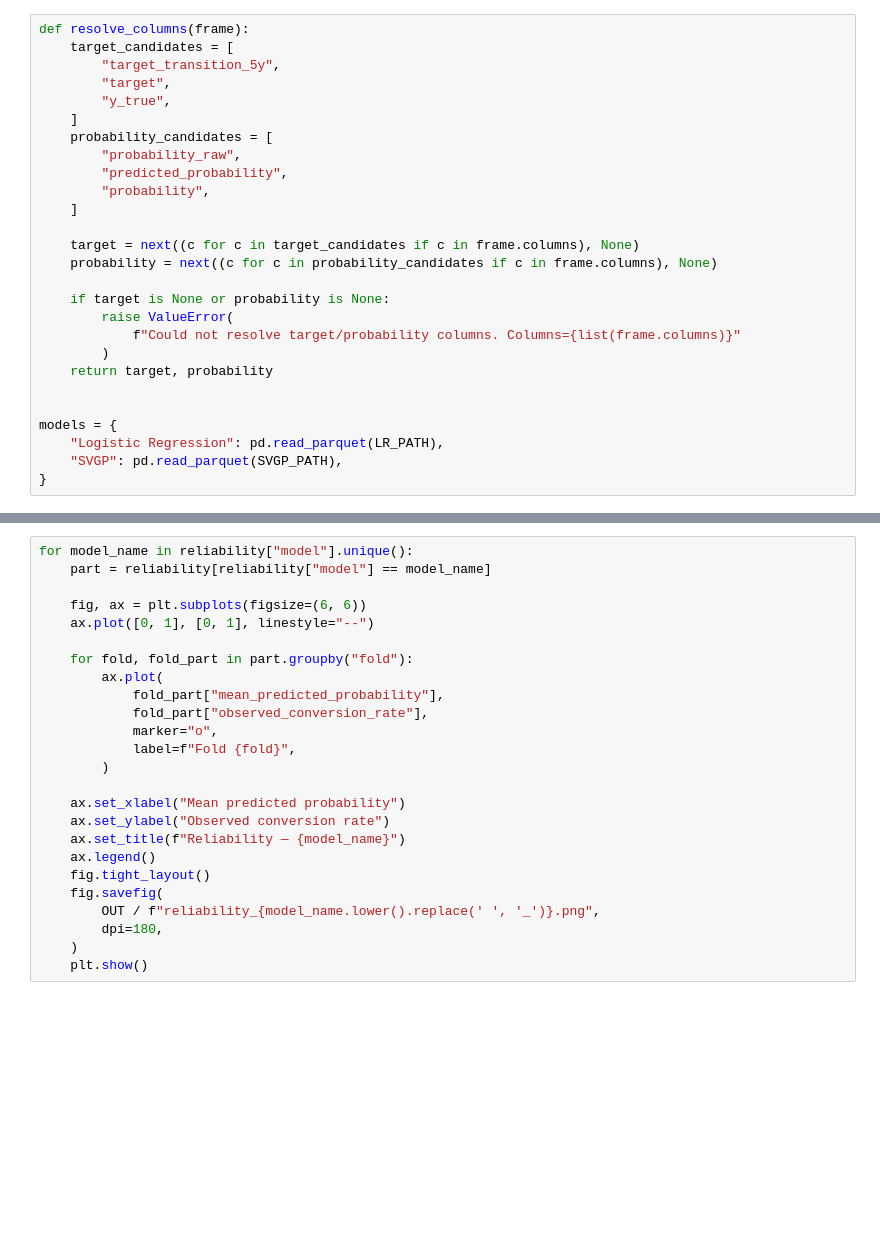
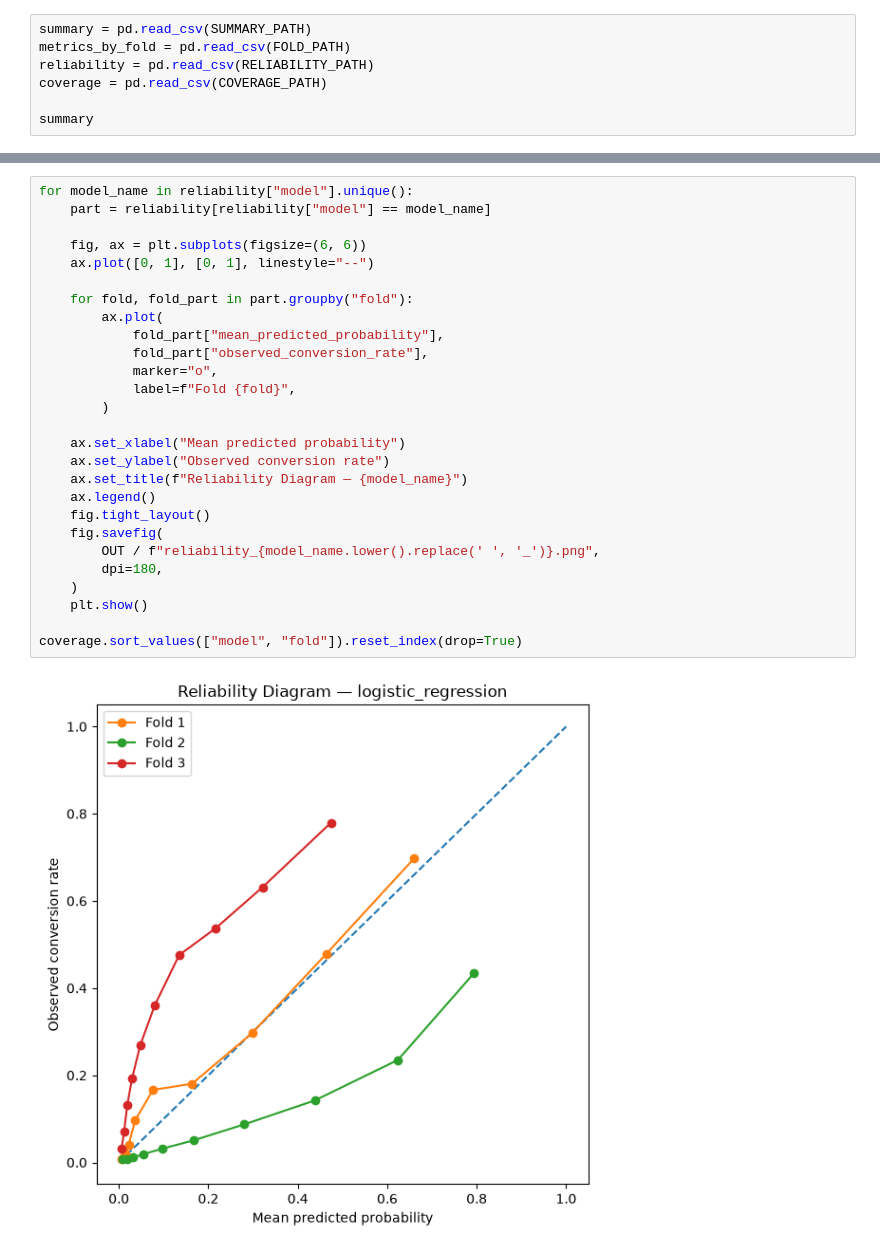
Before and after one commit to algorithmicgovernance/SprawlGP, a Jupyter notebook: notebooks/10_calibration_analysis.ipynb, the cells around one changed output, grey strips where cells are left out. Saved outputs shown, nothing was run; the diff lists cells and outputs as text; blank space fills up the shorter version.

```diff
--- a/notebooks/10_calibration_analysis.ipynb
+++ b/notebooks/10_calibration_analysis.ipynb
@@ -25,27 +36,7 @@ OUT.mkdir(parents=True, exist_ok=True)
 # %%
-def resolve_columns(frame):
-    target_candidates = [
-        "target_transition_5y",
-        "target",
-        "y_true",
-    ]
-    probability_candidates = [
-        "probability_raw",
-        "predicted_probability",
-        "probability",
-    ]
+summary = pd.read_csv(SUMMARY_PATH)
+metrics_by_fold = pd.read_csv(FOLD_PATH)
+reliability = pd.read_csv(RELIABILITY_PATH)
+coverage = pd.read_csv(COVERAGE_PATH)
 
-    target = next((c for c in target_candidates if c in frame.columns), None)
-    probability = next((c for c in probability_candidates if c in frame.columns), None)
-
-    if target is None or probability is None:
-        raise ValueError(
-            f"Could not resolve target/probability columns. Columns={list(frame.columns)}"
-        )
-    return target, probability
-
-
-models = {
-    "Logistic Regression": pd.read_parquet(LR_PATH),
-    "SVGP": pd.read_parquet(SVGP_PATH),
-}
+summary
@@ -96,25 +57,29 @@ summary
 # %%
 for model_name in reliability["model"].unique():
     part = reliability[reliability["model"] == model_name]
 
     fig, ax = plt.subplots(figsize=(6, 6))
     ax.plot([0, 1], [0, 1], linestyle="--")
 
     for fold, fold_part in part.groupby("fold"):
         ax.plot(
             fold_part["mean_predicted_probability"],
             fold_part["observed_conversion_rate"],
             marker="o",
             label=f"Fold {fold}",
         )
 
     ax.set_xlabel("Mean predicted probability")
     ax.set_ylabel("Observed conversion rate")
-    ax.set_title(f"Reliability — {model_name}")
+    ax.set_title(f"Reliability Diagram — {model_name}")
     ax.legend()
     fig.tight_layout()
     fig.savefig(
         OUT / f"reliability_{model_name.lower().replace(' ', '_')}.png",
         dpi=180,
     )
     plt.show()
+
+coverage.sort_values(["model", "fold"]).reset_index(drop=True)
+# %% [output]
+[figure, added]
```
Also changed, not shown: parts of 6 cells of this notebook, 32 other files.
